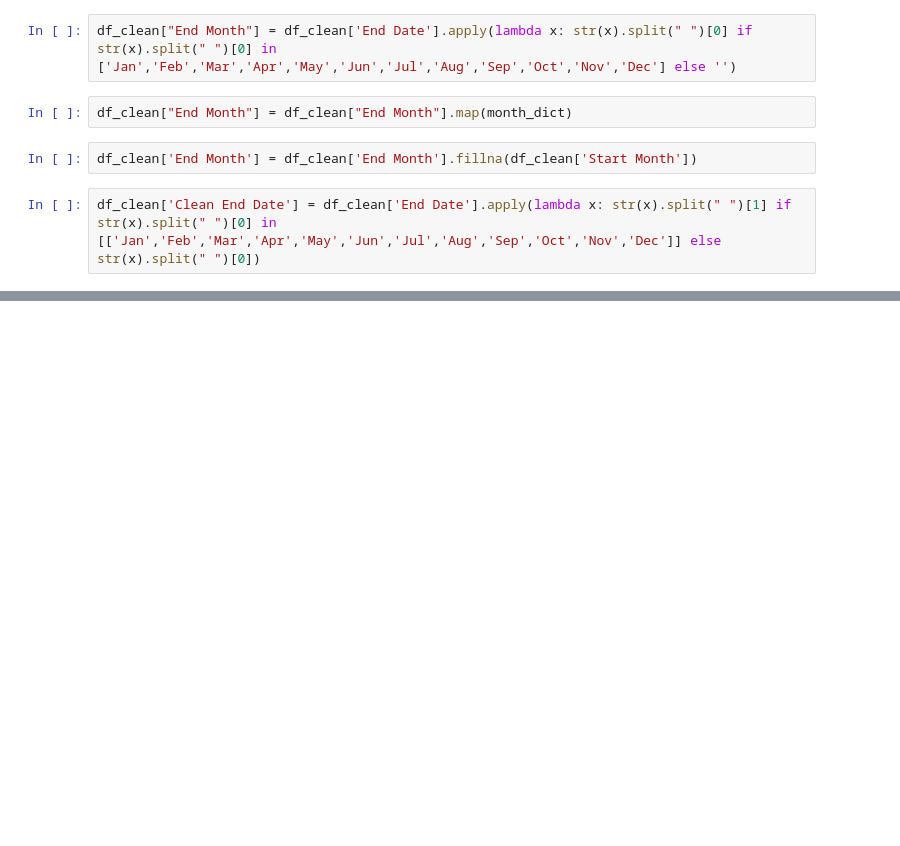
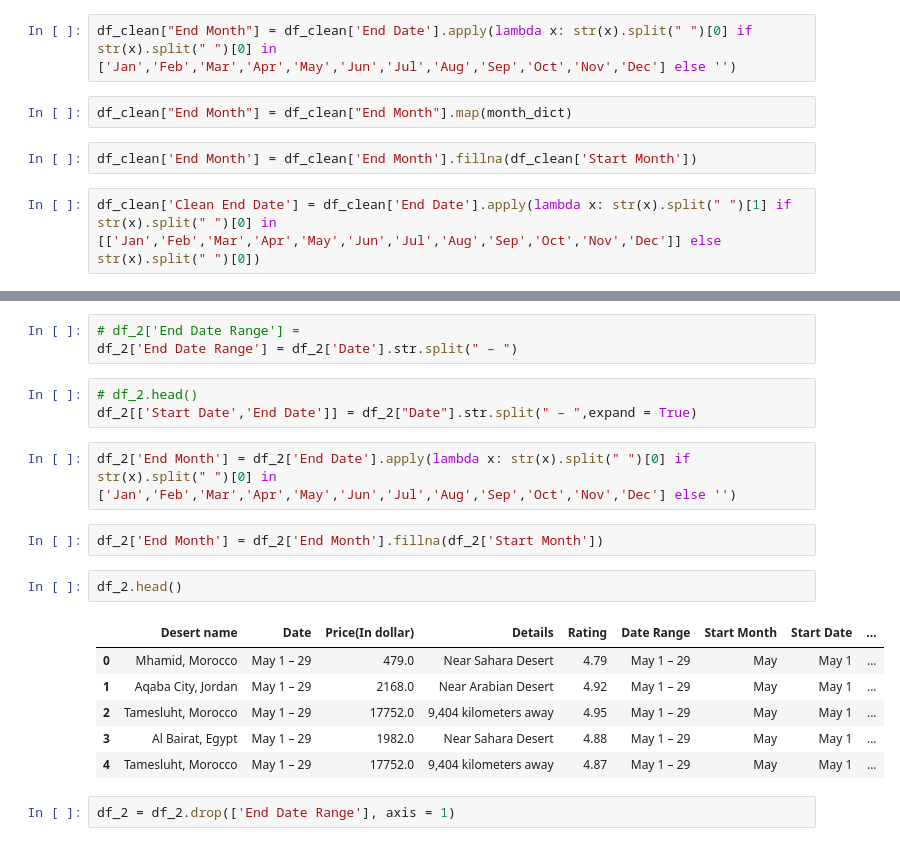
Before and after one commit to nvnehemias/airbnb-analytics-portfolio, a Jupyter notebook: airbnb-analytics-portfolio/notebooks/01_airbnb_exploratory_data_analysis.ipynb, the cells around one changed output, grey strips where cells are left out. Drawn from its saved outputs; the diff is of its cells as text; blank space fills up the shorter version.

```diff
--- a/airbnb-analytics-portfolio/notebooks/01_airbnb_exploratory_data_analysis.ipynb
+++ b/airbnb-analytics-portfolio/notebooks/01_airbnb_exploratory_data_analysis.ipynb
@@ -244,0 +330,21 @@ df_clean.head()
+# %%
+# df_2['End Date Range'] =
+df_2['End Date Range'] = df_2['Date'].str.split(" – ")
+# %%
+# df_2.head()
+df_2[['Start Date','End Date']] = df_2["Date"].str.split(" – ",expand = True)
+# %%
+df_2['End Month'] = df_2['End Date'].apply(lambda x: str(x).split(" ")[0] if str(x).split(" ")[0] in ['Jan','Feb','Mar','Apr','May','Jun','Jul','Aug','Sep','Oct','Nov','Dec'] else '')
+# %%
+df_2['End Month'] = df_2['End Month'].fillna(df_2['Start Month'])
+# %%
+df_2.head()
+# %% [output]
+|  | Desert name | Date | Price(In dollar) | Details | Rating | Date Range | Start Month | Start Date | ... |
+| 0 | Mhamid, Morocco | May 1 – 29 | 479.0 | Near Sahara Desert | 4.79 | May 1 – 29 | May | May 1 | ... |
+| 1 | Aqaba City, Jordan | May 1 – 29 | 2168.0 | Near Arabian Desert | 4.92 | May 1 – 29 | May | May 1 | ... |
+| 2 | Tamesluht, Morocco | May 1 – 29 | 17752.0 | 9,404 kilometers away | 4.95 | May 1 – 29 | May | May 1 | ... |
+| 3 | Al Bairat, Egypt | May 1 – 29 | 1982.0 | Near Sahara Desert | 4.88 | May 1 – 29 | May | May 1 | ... |
+| 4 | Tamesluht, Morocco | May 1 – 29 | 17752.0 | 9,404 kilometers away | 4.87 | May 1 – 29 | May | May 1 | ... |
+# %%
+df_2 = df_2.drop(['End Date Range'], axis = 1)
```
Also changed, not shown: parts of 20 cells of this notebook.
